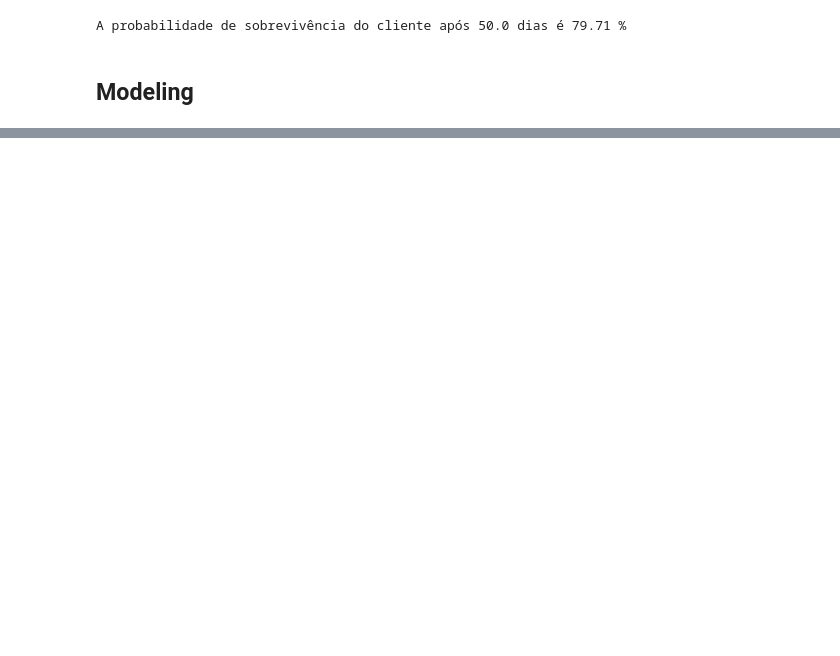
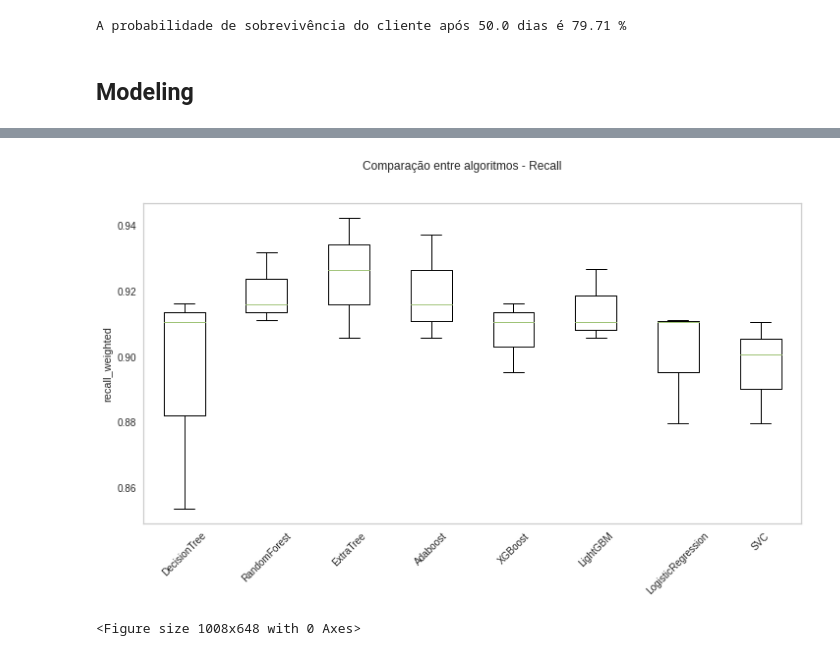
Before and after one commit to gstw7/case_20211031, a Jupyter notebook: notebooks/04-MODELING.ipynb, the cells around one changed output, grey strips where cells are left out. Cells and saved outputs as stored; diff of their text form; code cells hidden in the pictures; blank space fills up the shorter version.

```diff
--- a/notebooks/04-MODELING.ipynb
+++ b/notebooks/04-MODELING.ipynb
@@ -135,0 +181,19 @@ A probabilidade de sobrevivência do cliente após 50.0 dias é 79.71 %
+# %%
+X = df.drop(['customer_code', 'last_purchase_date', 'is_churn'], axis=1)
+y = df['is_churn']
+
+X_train, X_test, y_train, y_test = train_test_split(X, y,
+                                                    test_size=.3,
+                                                    random_state=SEED,
+                                                    stratify=y)
+# %%
+models = [
+          ('DecisionTree', DecisionTreeClassifier(random_state=SEED)),
+          ('RandomForest', RandomForestClassifier(random_state=SEED)),
+          ('ExtraTree', ExtraTreesClassifier(random_state=SEED)),
+          ('Adaboost', AdaBoostClassifier(random_state=SEED)),
+          ('XGBoost', xgb.XGBClassifier(random_state=SEED, verbosity=0)),
+          ('LightGBM', lgbm.LGBMClassifier(random_state=SEED)),
+          ('LogisticRegression', LogisticRegression(random_state=SEED, solver='saga')),
+          ('SVC', SVC(random_state=SEED))
+          ]
@@ -135,0 +246,29 @@ A probabilidade de sobrevivência do cliente após 50.0 dias é 79.71 %
+# %%
+results = []
+names = []
+
+for name, model in tqdm(models):
+    cv_results = cross_val_score(
+        model,
+        X_train,
+        y_train,
+        cv=kfold,
+        scoring=('recall_weighted')
+    )
+    results.append(cv_results)
+    names.append(name)
+
+fig = plt.figure(figsize=(12,6))
+fig.suptitle('Comparação entre algoritmos - Recall')
+ax = fig.add_subplot(111)
+plt.boxplot(results)
+ax.set_xticklabels(names)
+plt.ylabel('recall_weighted')
+plt.xticks(rotation=45)
+plt.grid(b=False)
+plt.show()
+
+plt.savefig(os.path.join(IMG_PATH,'models-score.png'), format='png')
+# %% [output]
+[figure, added]
+<Figure size 1008x648 with 0 Axes>
```
Also changed, not shown: parts of 18 cells of this notebook, 22 other files.
